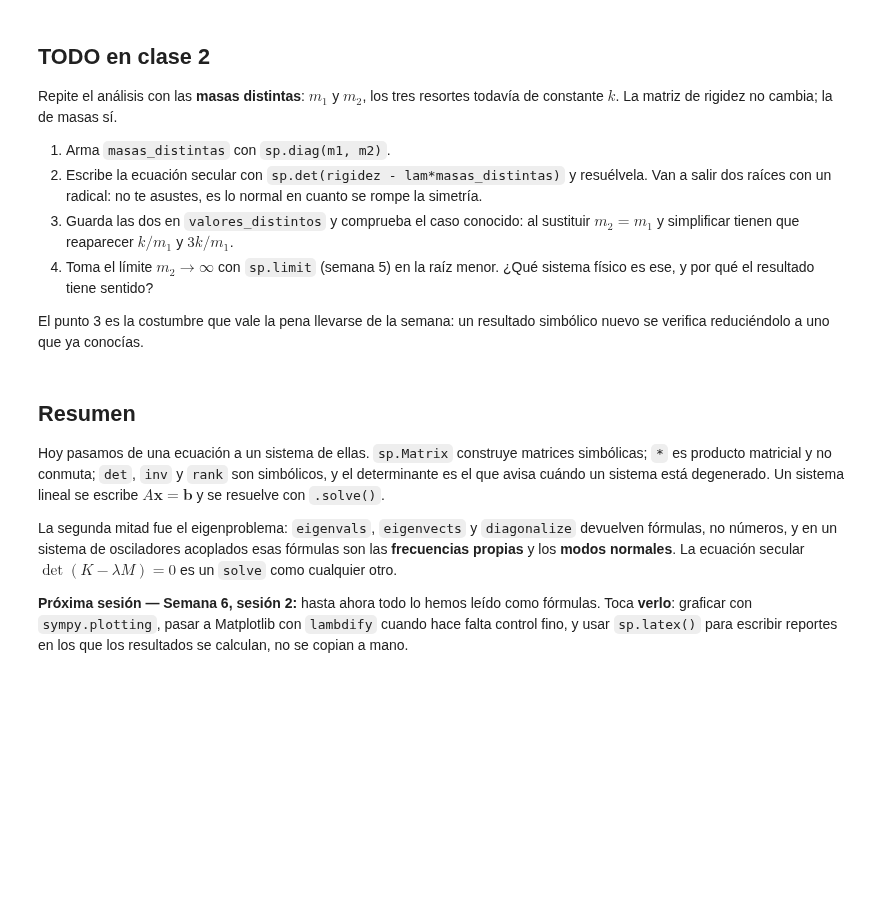
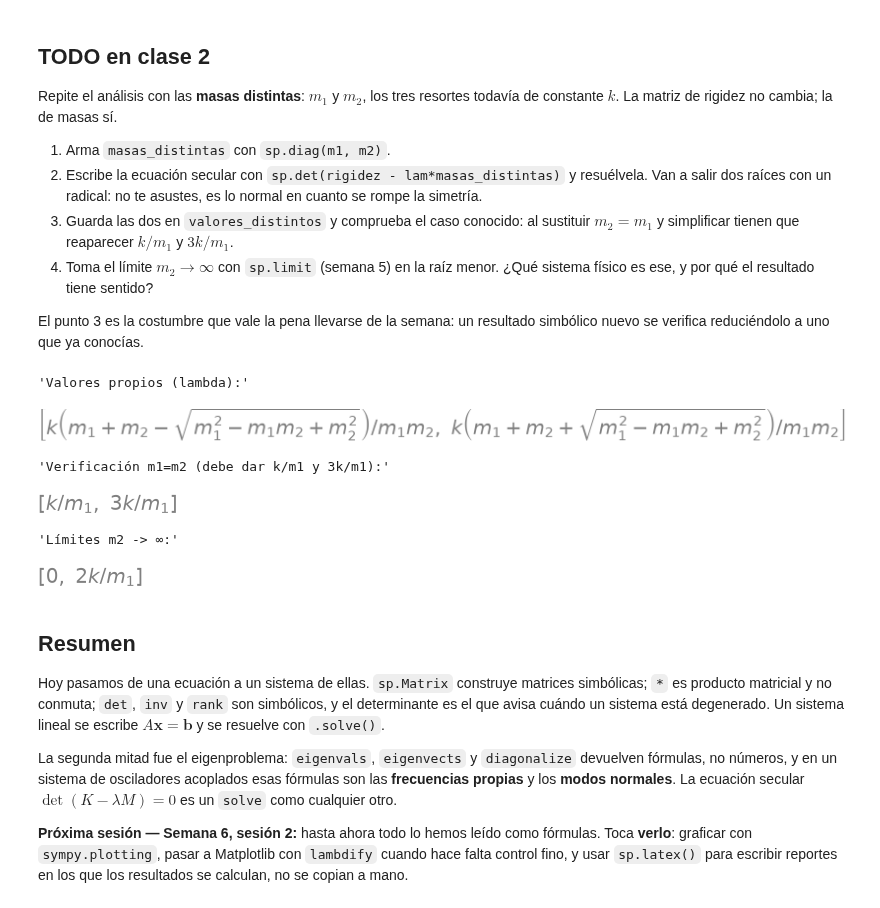
Before and after one commit to Eltiempo10/temas-selectos-fisica-computacional-1, a Jupyter notebook: semana-06/clase/semana-06-sesion-1-algebra-lineal-simbolica.ipynb, the cells around one changed output. Saved outputs shown, nothing was run; the diff lists cells and outputs as text; code cells hidden in the pictures; blank space fills up the shorter version.

```diff
--- a/semana-06/clase/semana-06-sesion-1-algebra-lineal-simbolica.ipynb
+++ b/semana-06/clase/semana-06-sesion-1-algebra-lineal-simbolica.ipynb
@@ -347,12 +423,31 @@ todavía de constante $k$. La matriz de rigidez no cambia; la de masas sí.
 El punto 3 es la costumbre que vale la pena llevarse de la semana: un resultado
 simbólico nuevo se verifica reduciéndolo a uno que ya conocías.
 # %%
-# TODO en clase: modos normales con masas distintas
-masas_distintas = ...
+# 1. Declaración de las nuevas masas y la matriz
+m1, m2 = sp.symbols('m1 m2', positive=True)
+masas_distintas = sp.diag(m1, m2)
 
-secular_distintas = ...
+# 2. Ecuación secular y resolución (los valores propios lambda)
+secular_distintas = sp.det(rigidez - lam * masas_distintas)
+valores_distintos = sp.solve(secular_distintas, lam)
 
-valores_distintos = ...
+# 3. Comprobación de cordura: evaluar cuando m2 = m1
+verificacion_iguales = [sp.simplify(v.subs(m2, m1)) for v in valores_distintos]
+
+# 4. Límite de resonancia cuando m2 -> infinito
+# Tomamos el límite de ambas raíces para ver qué ocurre físicamente
+limites_infinito = [sp.limit(v, m2, sp.oo) for v in valores_distintos]
+
+display("Valores propios (lambda):", valores_distintos)
+display("Verificación m1=m2 (debe dar k/m1 y 3k/m1):", verificacion_iguales)
+display("Límites m2 -> ∞:", limites_infinito)
+# %% [output]
+'Valores propios (lambda):'
+[figure, added]
+'Verificación m1=m2 (debe dar k/m1 y 3k/m1):'
+[figure, added]
+'Límites m2 -> ∞:'
+[figure, added]
 # %% [markdown]
 ## Resumen
 
```
Also changed, not shown: parts of 11 cells of this notebook, 1 other file.
